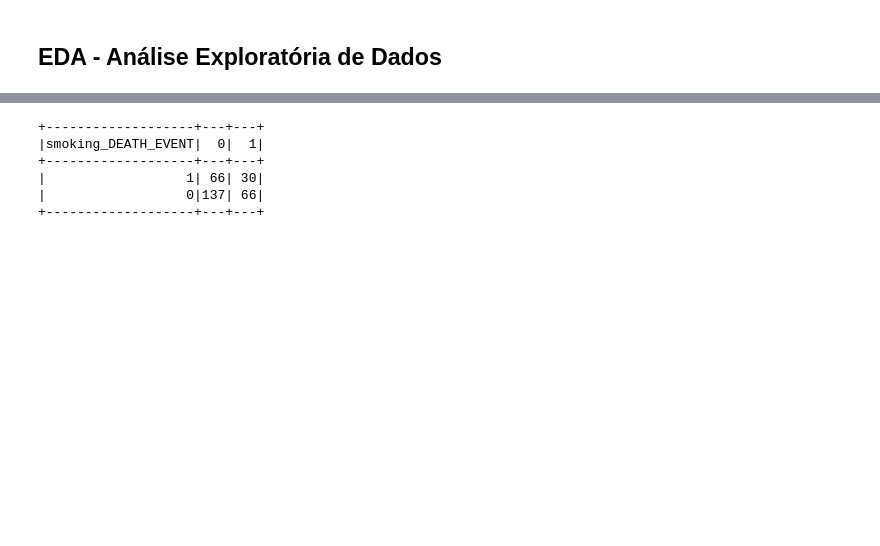
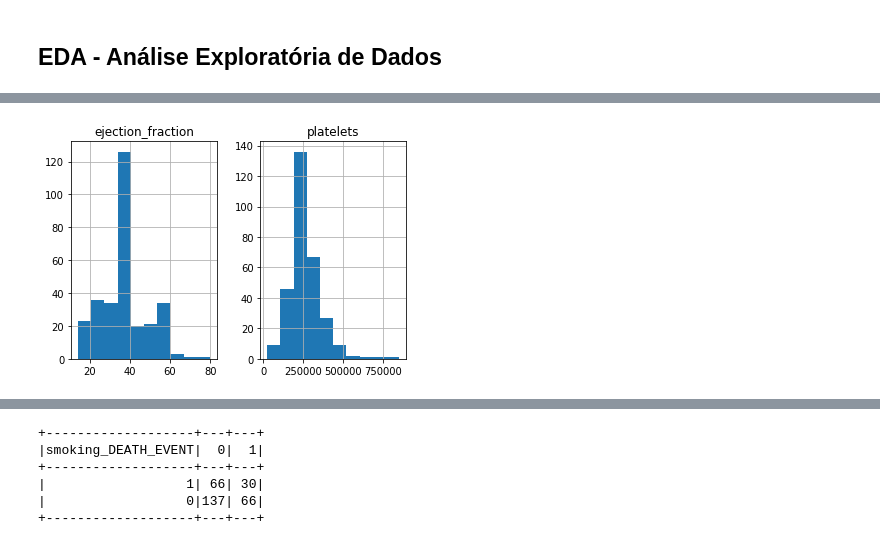
Before and after one commit to isabela-rossetti/classificacao_pyspark, a Jupyter notebook: PySpark_Classificacao_Heart_Failure_Prediction.ipynb, the cells around one changed output, grey strips where cells are left out. Drawn from its saved outputs; the diff is of its cells as text; code cells hidden in the pictures; blank space fills up the shorter version.

```diff
--- a/PySpark_Classificacao_Heart_Failure_Prediction.ipynb
+++ b/PySpark_Classificacao_Heart_Failure_Prediction.ipynb
@@ -190,0 +197,4 @@ df.select('time').summary().show()
+# %%
+df.select('ejection_fraction', 'platelets').toPandas().hist();
+# %% [output]
+[figure, added]
```
Also changed, not shown: parts of 15 cells of this notebook.
